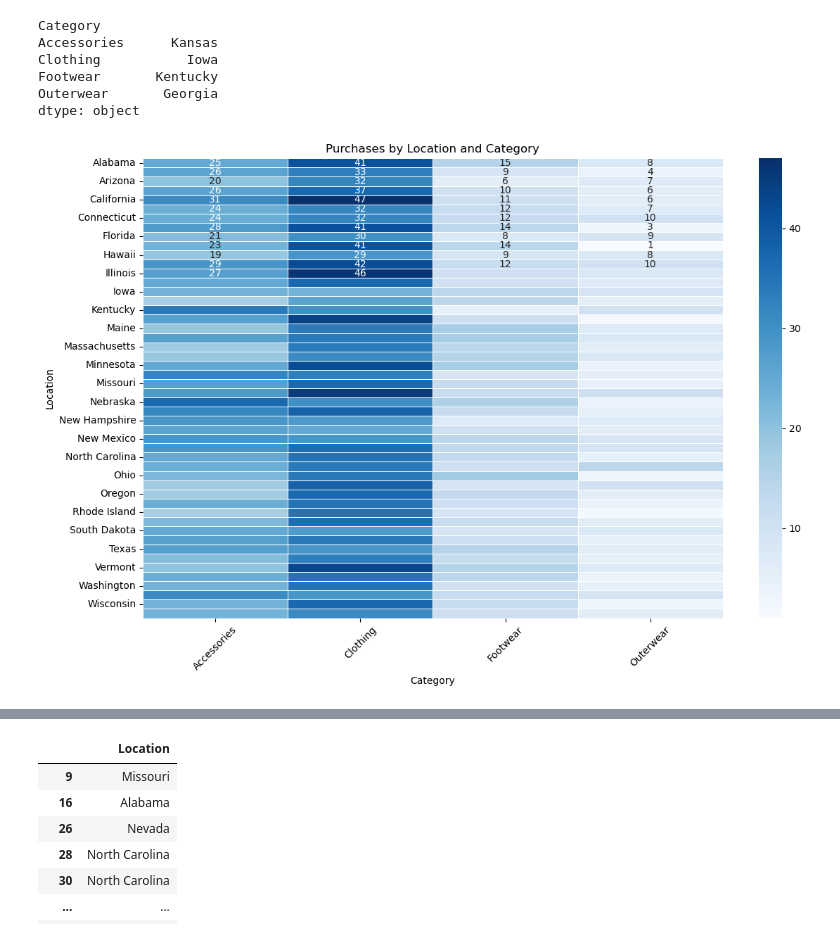
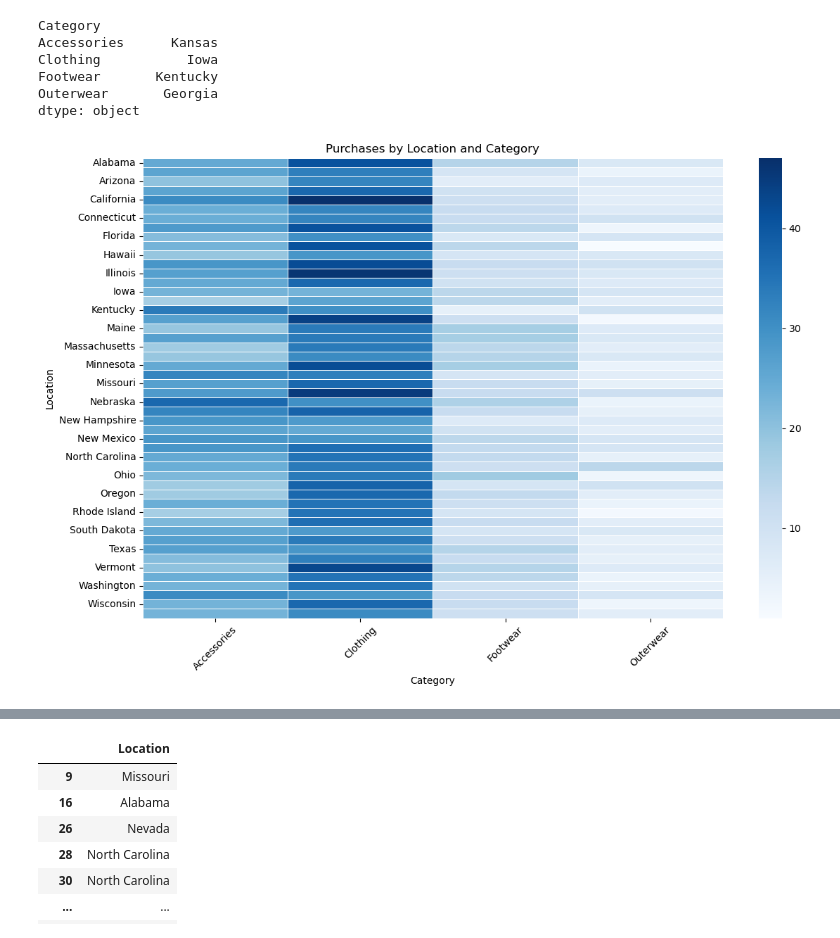
Before and after one commit to kasheshjaiin/Project-1-Customer-Shopping-Trends, a Jupyter notebook: charu.ipynb, the cells around one changed output, grey strips where cells are left out. Saved outputs shown, nothing was run; the diff lists cells and outputs as text; code cells hidden in the pictures.

```diff
--- a/charu.ipynb
+++ b/charu.ipynb
@@ -250,16 +282,16 @@ dtype: object
 # %%
 #Heatmap
 # Create a pivot table to count occurrences of each category in each location
 heatmap_data = location_category_df.pivot_table(index='Location', columns='Category', aggfunc='size', fill_value=0)
 
 # Plot heatmap
 plt.figure(figsize=(12, 8))
-sns.heatmap(heatmap_data, cmap='Blues', annot=True, fmt='g', linewidths=0.5)
+sns.heatmap(heatmap_data, cmap='Blues', fmt='g', linewidths=0.5)
 plt.title('Purchases by Location and Category')
 plt.xlabel('Category')
 plt.ylabel('Location')
 plt.xticks(rotation=45)
 plt.tight_layout()
 plt.show()
 # %% [output]
-[figure, old version]
+[figure, new version]
```
Also changed, not shown: parts of 14 cells of this notebook.
